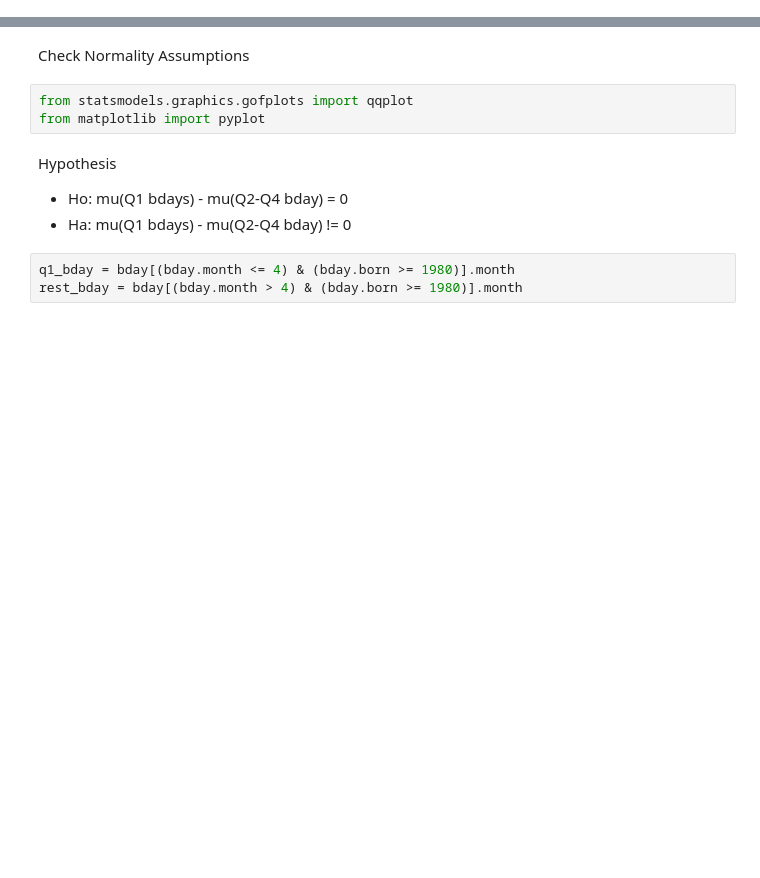
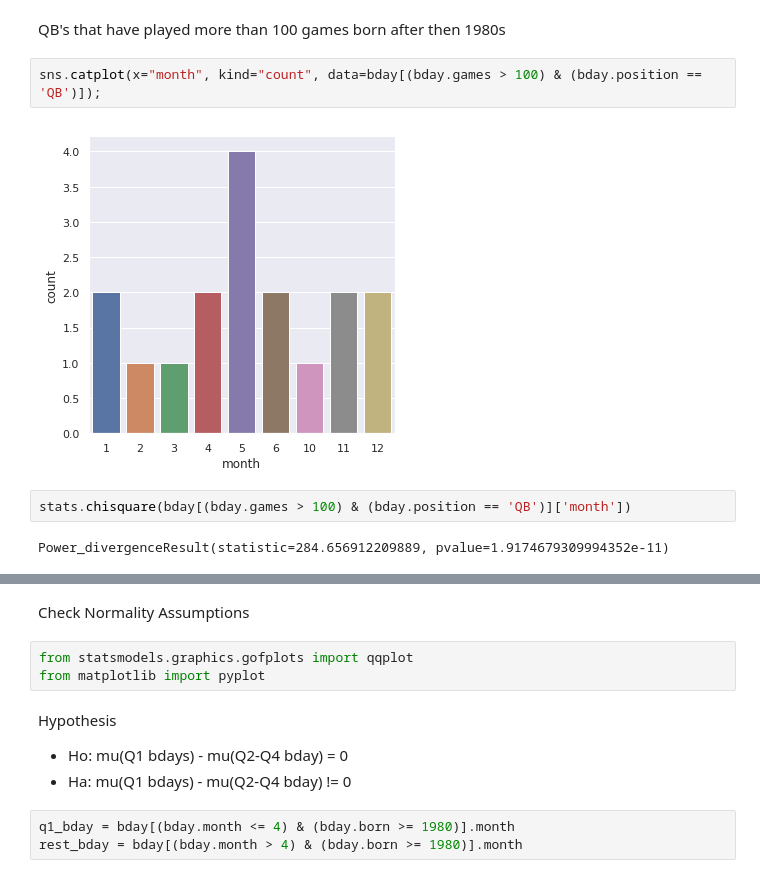
Before and after one commit to naivelogic/NFL-smarter-football, a Jupyter notebook: In Development/NFL Birthday Permutation Test.ipynb, the cells around one changed output, grey strips where cells are left out. Drawn from its saved outputs; the diff is of its cells as text; blank space fills up the shorter version.

```diff
--- a/In Development/NFL Birthday Permutation Test.ipynb
+++ b/In Development/NFL Birthday Permutation Test.ipynb
@@ -22,0 +65,10 @@ bday.head()
+# %% [markdown]
+QB's that have played more than 100 games born after then 1980s
+# %%
+sns.catplot(x="month", kind="count", data=bday[(bday.games > 100) & (bday.position == 'QB')]);
+# %% [output]
+[figure, added]
+# %%
+stats.chisquare(bday[(bday.games > 100) & (bday.position == 'QB')]['month'])
+# %% [output]
+Power_divergenceResult(statistic=284.656912209889, pvalue=1.9174679309994352e-11)
```
Also changed, not shown: parts of 15 cells of this notebook.
